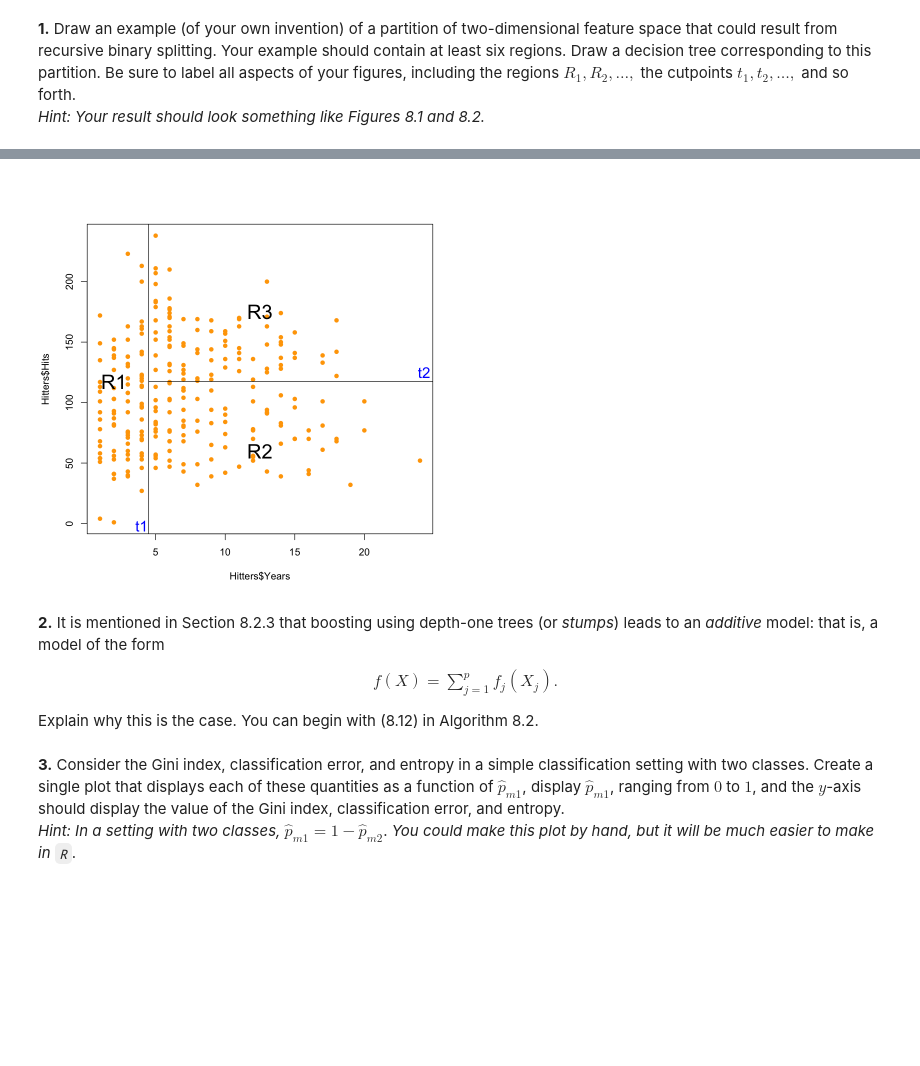
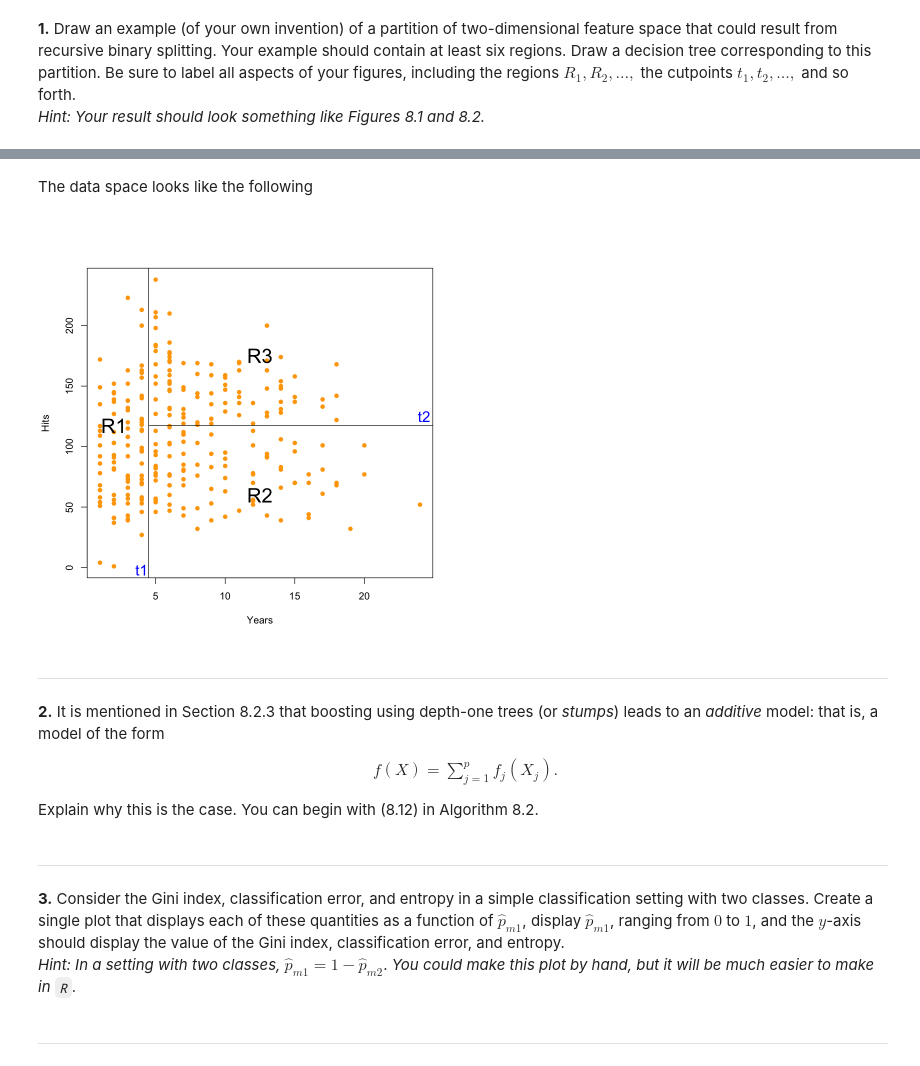
Before and after one commit to jbennett7/StatisticalLearning, a Jupyter notebook: 08 Tree-Based Methods/Exercises/01 Conceptual.ipynb, the cells around one changed output, grey strips where cells are left out. Drawn from its saved outputs; the diff is of its cells as text; code cells hidden in the pictures; blank space fills up the shorter version.

```diff
--- a/08 Tree-Based Methods/Exercises/01 Conceptual.ipynb
+++ b/08 Tree-Based Methods/Exercises/01 Conceptual.ipynb
@@ -20,20 +51,28 @@ Warning message in node.match(nodes, node, tree$frame$var == "<leaf>"):
+# %% [markdown]
+The data space looks like the following
 # %%
-plot(Hitters$Years,Hitters$Hits, pch=16, col="orange")
+plot(Hitters$Years,Hitters$Hits, pch=16, col="orange", xlab="Years", ylab="Hits")
 abline(v=4.5)
 lines(x=c(4.5,25),y=c(117.5,117.5))
 text(2,117.5, labels="R1",cex=2)
 text(12.5, 60, labels="R2", cex=2)
 text(12.5, 175, labels="R3", cex=2)
 text(4, -2,labels="t1", cex=1.5, col="blue")
 text(24.3, 125, labels="t2", cex=1.5, col="blue")
 # %% [output]
-[figure, old version]
+[figure, new version]
+# %% [markdown]
+---
 # %% [markdown]
 __2.__ It is mentioned in Section 8.2.3 that boosting using depth-one trees (or _stumps_) leads to an _additive_ model: that is, a model of the form
 \begin{align}
 f(X) = \sum^p_{j=1} {f_j(X_j)}\mathrm{.}
 \end{align}
 Explain why this is the case. You can begin with (8.12) in Algorithm 8.2.
+# %% [markdown]
+---
 # %% [markdown]
 __3.__ Consider the Gini index, classification error, and entropy in a simple classification setting with two classes. Create a single plot that displays each of these quantities as a function of $\hat{p}_{m1}$, display $\hat{p}_{m1}$, ranging from $0$ to $1$, and the $y$-axis should display the value of the Gini index, classification error, and entropy.
 _Hint: In a setting with two classes,_ $\hat{p}_{m1} = 1 - \hat{p}_{m2}$. _You could make this plot by hand, but it will be much easier to make in `R`_.
+# %% [markdown]
+---
```
Also changed, not shown: parts of 13 cells of this notebook.
